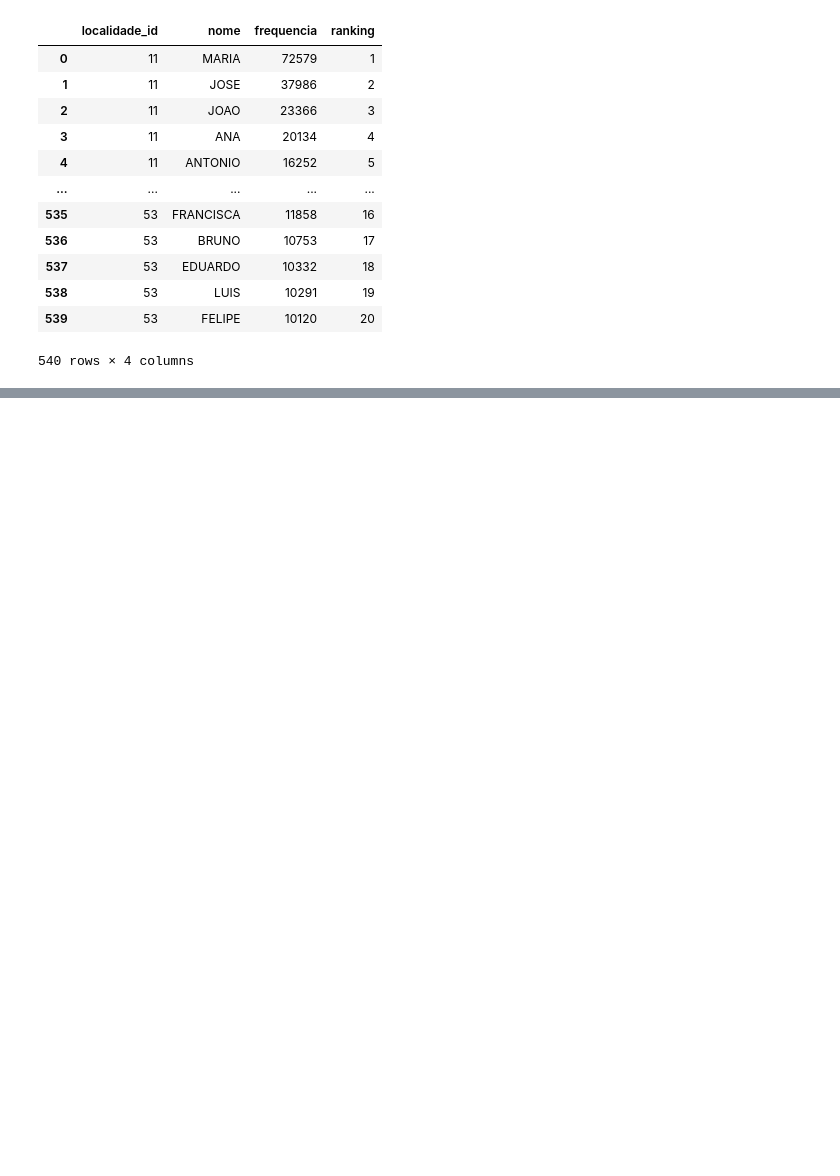
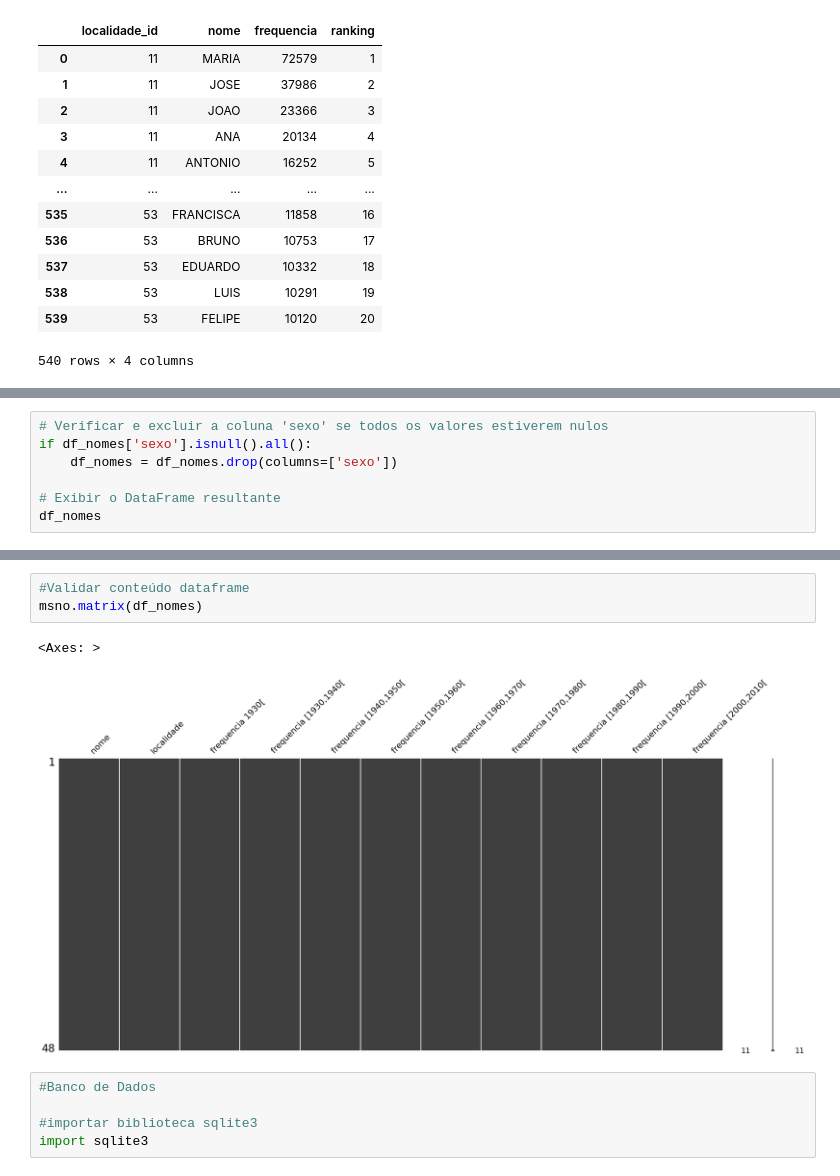
Before and after one commit to Francis-Vieira/GIT_AULAS, a Jupyter notebook: Aula 14 - Entrega parcial.ipynb, the cells around one changed output, grey strips where cells are left out. Drawn from its saved outputs; the diff is of its cells as text; blank space fills up the shorter version.

```diff
--- a/Aula 14 - Entrega parcial.ipynb
+++ b/Aula 14 - Entrega parcial.ipynb
@@ -125,0 +226,7 @@ bd_ranking
+# %%
+# Verificar e excluir a coluna 'sexo' se todos os valores estiverem nulos
+if df_nomes['sexo'].isnull().all():
+    df_nomes = df_nomes.drop(columns=['sexo'])
+
+# Exibir o DataFrame resultante
+df_nomes
@@ -125,0 +251,11 @@ bd_ranking
+# %%
+#Validar conteúdo dataframe
+msno.matrix(df_nomes)
+# %% [output]
+<Axes: >
+[figure, added]
+# %%
+#Banco de Dados
+
+#importar biblioteca sqlite3
+import sqlite3
```
Also changed, not shown: parts of 11 cells of this notebook, 1 other file.
